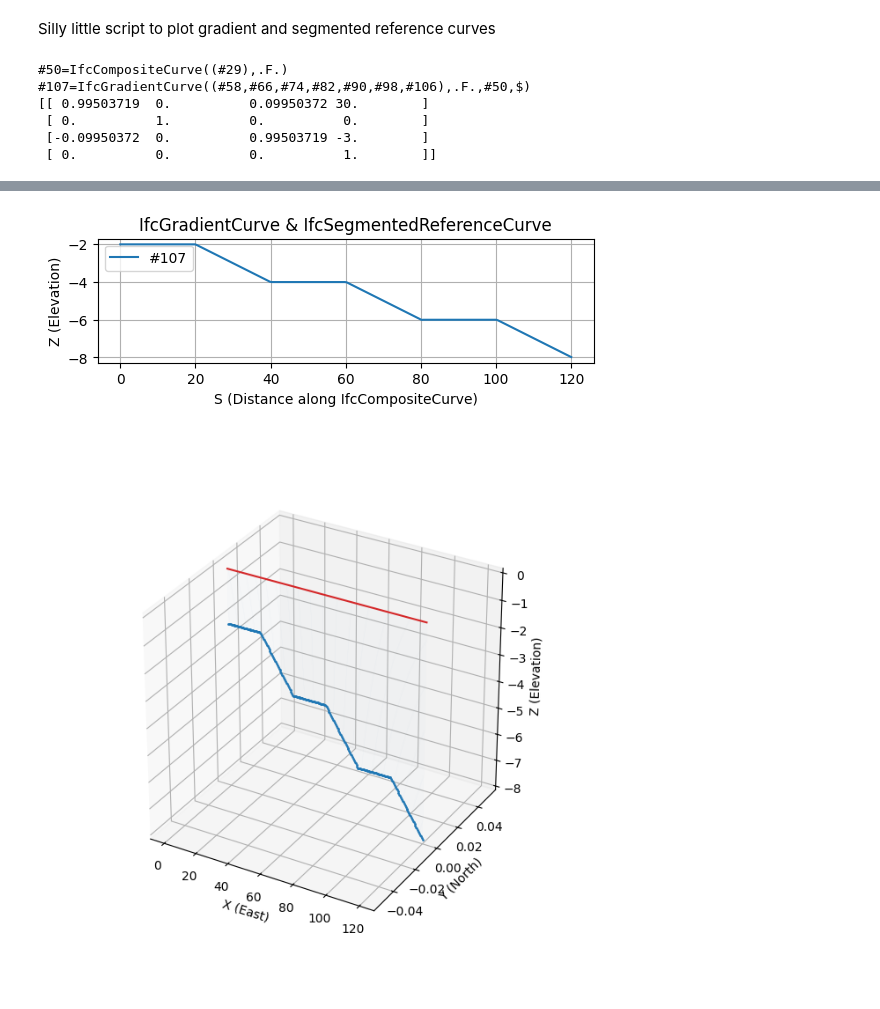
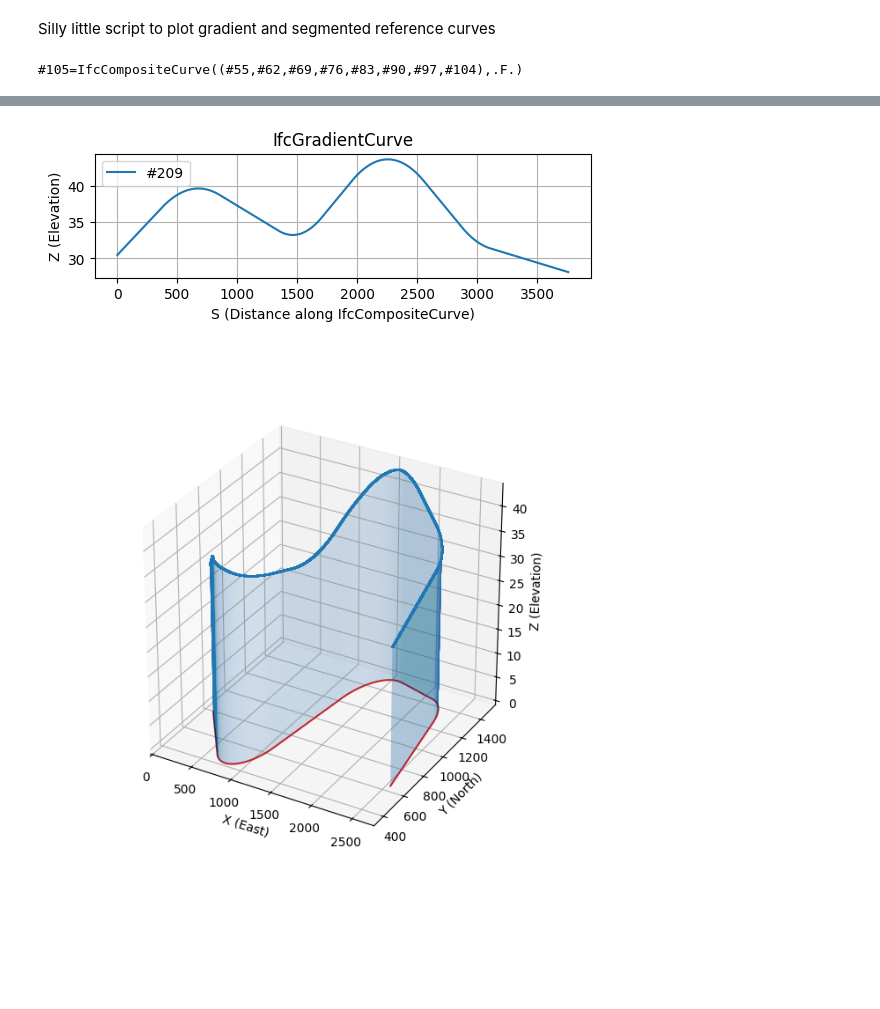
Before and after one commit to RickBrice/IfcAlignmentDriver, a Jupyter notebook: Notebooks/GradientCurvePlot.ipynb, the cells around one changed output, grey strips where cells are left out. Cells and saved outputs as stored; diff of their text form; code cells hidden in the pictures; blank space fills up the shorter version.

```diff
--- a/Notebooks/GradientCurvePlot.ipynb
+++ b/Notebooks/GradientCurvePlot.ipynb
@@ -7,11 +7,11 @@ import numpy as np
 import matplotlib.pyplot as plt
 import math
 
-#model = ifcopenshell.open("F:/IfcOpenShell/_build-vs2022-x64/examples/FHWA_Bridge_Geometry_Alignment_Example.ifc")
+model = ifcopenshell.open("F:/IfcOpenShell/_build-vs2022-x64/examples/FHWA_Bridge_Geometry_Alignment_Example.ifc")
 #model = ifcopenshell.open("F:/IfcAlignmentDriver/TestFiles/00_LRT_BIM-Station_Platform edge_dummyNB.ifc")
 #model = ifcopenshell.open("F:/IfcAlignmentDriver/TestFiles/241017.alignment.revised.ifc")
 #model = ifcopenshell.open("F:/IfcAlignmentDriver/TestFiles/github_issue_5502_example_5.ifc")
-model = ifcopenshell.open("F:/IfcAlignmentDriver/TestFiles/github_issue_5502_example_5_us.ifc")
+#model = ifcopenshell.open("F:/IfcAlignmentDriver/TestFiles/github_issue_5502_example_5_us.ifc")
 
 settings = geom.settings()
 
@@ -31,13 +31,11 @@ for hc in hcurves:
 
 
 
-curves = model.by_type("IfcGradientCurve",False) + model.by_type("IfcSegmentedReferenceCurve",False)
+curves = model.by_type("IfcGradientCurve",False)
 for curve in curves:
-    print(curve)
-    pwf = ifcopenshell.ifcopenshell_wrapper.map_shape(settings,curve.wrapped_data)
-    evaluator = ifcopenshell.ifcopenshell_wrapper.piecewise_function_evaluator(pwf)
+    gradient_curve = ifcopenshell.ifcopenshell_wrapper.map_shape(settings,curve.wrapped_data)
+    evaluator = ifcopenshell.ifcopenshell_wrapper.function_item_evaluator(settings,gradient_curve)
     distances = evaluator.evaluation_points()
-    #distances = pwf.evaluation_points()
 
     shape = geom.create_shape(settings,curve)
     verts = shape.verts
@@ -54,7 +52,7 @@ for curve in curves:
     plt.setp(markerline,markersize=1)
 
     #print(np.array(evaluator.evaluate(20.0)))
-    print(np.array(evaluator.evaluate(30.0)))
+    #print(np.array(evaluator.evaluate(30.0)))
     #print(np.array(evaluator.evaluate(40.0)))
 
     # plot left and right edges based on a fake offset value. this will show if the y axis vector is correct
@@ -90,7 +88,7 @@ fig1.set_xlabel("X (East)")
 fig1.set_ylabel("Y (North)")
 fig1.grid(True)
 
-fig2.set_title("IfcGradientCurve & IfcSegmentedReferenceCurve")
+fig2.set_title("IfcGradientCurve")
 fig2.legend(loc="upper left")
 fig2.set_xlabel("S (Distance along IfcCompositeCurve)")
 fig2.set_ylabel("Z (Elevation)")
@@ -110,9 +108,4 @@ fig3.set_box_aspect([1,1,1],zoom=0.8)
 #plt.savefig("Alignment.png")
 plt.show()
 # %% [output]
-#50=IfcCompositeCurve((#29),.F.)
-#107=IfcGradientCurve((#58,#66,#74,#82,#90,#98,#106),.F.,#50,$)
-[[ 0.99503719  0.          0.09950372 30.        ]
- [ 0.          1.          0.          0.        ]
- [-0.09950372  0.          0.99503719 -3.        ]
- [ 0.          0.          0.          1.        ]]
+#105=IfcCompositeCurve((#55,#62,#69,#76,#83,#90,#97,#104),.F.)
@@ -120,2 +113,2 @@ plt.show()
-[figure, old version]
+[figure, new version]
-[figure, old version]
+[figure, new version]
```
Also changed, not shown: parts of 1 cell of this notebook, 3 other files.
